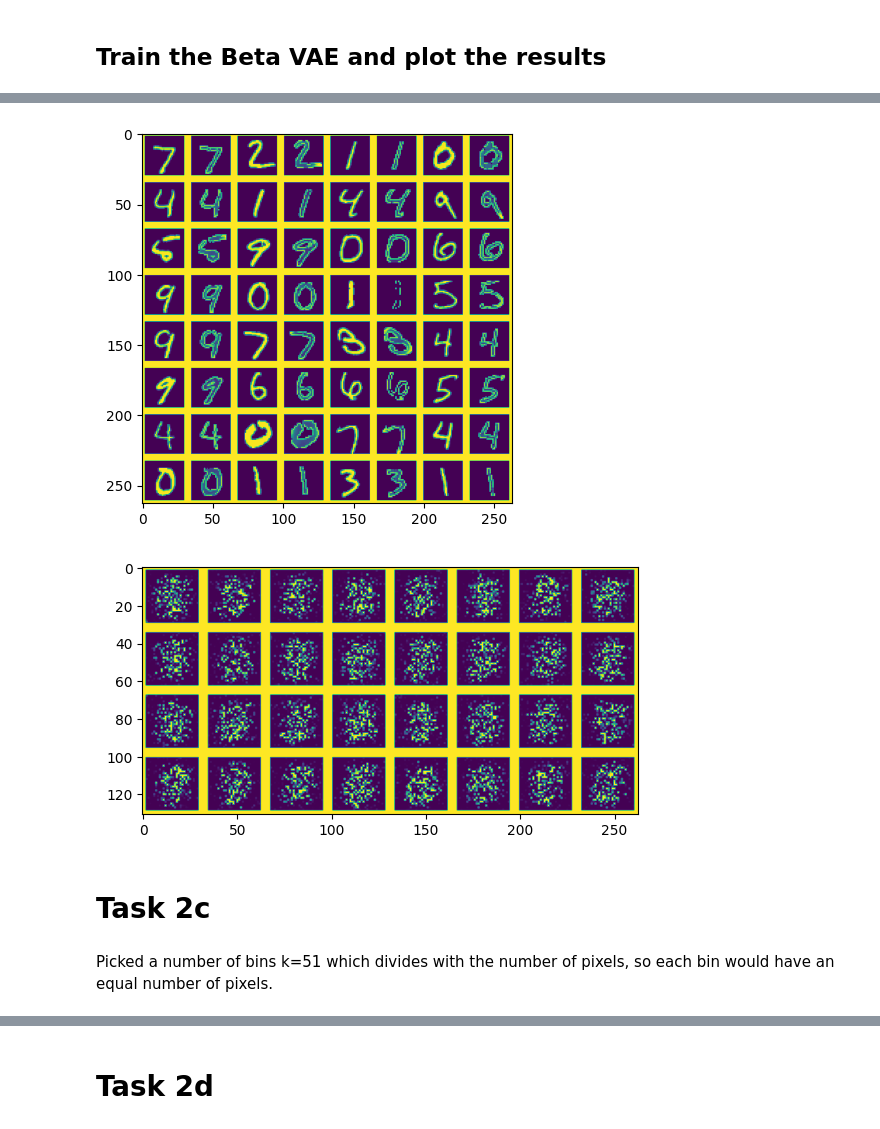
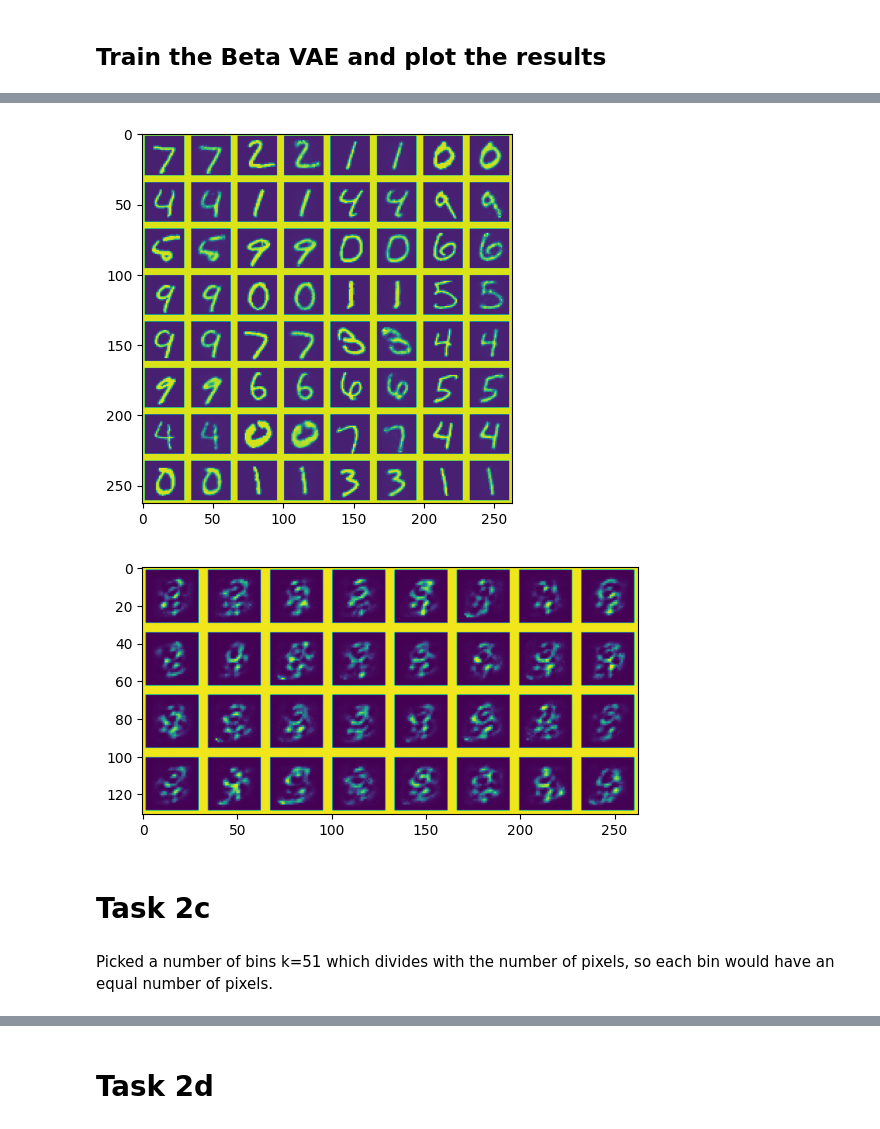
Before and after one commit to TTomilin/2AMU20, a Jupyter notebook: assignment3/assignment3.ipynb, the cells around one changed output, grey strips where cells are left out. Saved outputs shown, nothing was run; the diff lists cells and outputs as text; code cells hidden in the pictures.

```diff
--- a/assignment3/assignment3.ipynb
+++ b/assignment3/assignment3.ipynb
@@ -268,13 +314,14 @@ import numpy as np
 from tqdm import tqdm
 import pickle
 
-dist_type = 'gaussian'
-stop_criterion = 30
+stop_threshold = 3
 
 try:
-    vae_gaussian.encoder.load_state_dict(pickle.load(open(f"models/{dist_type}/encoder.pkl", "rb")))
-    vae_gaussian.decoder.load_state_dict(pickle.load(open(f"models/{dist_type}/decoder.pkl", "rb")))
+    vae_gaussian.encoder.load_state_dict(pickle.load(open(f"models/gaussian/encoder.pkl", "rb")))
+    vae_gaussian.decoder.load_state_dict(pickle.load(open(f"models/gaussian/decoder.pkl", "rb")))
 except FileNotFoundError:
-    print(f'Existing model not found. Training a new {dist_type} VAE...')
-    train_vae(vae_gaussian, dist_type, stop_criterion)
+    print(f'Existing model not found. Training a new Gaussian VAE...')
+    # Use early stopping to stop training when the validation loss stops improving
+    stop_early = EarlyStopping(stop_threshold)
+    gaussian_train_loss, gaussian_val_loss = train_vae(vae_gaussian, stop_early)
 # %% [output]
@@ -386,4 +443,9 @@ class BetaDecoder(BaseDecoder):
         alpha = self.act(self.alpha(deconvoluted))
         beta = self.act(self.beta(deconvoluted))
         return alpha, beta
+
+    def reconstruct(self, z):
+        alpha, beta = self.forward(z)
+        variance = (alpha * beta) / ((alpha + beta).pow(2) * (alpha + beta + 1))
+        return alpha / (alpha + beta) + variance * torch.randn_like(variance)
 # %%
@@ -421,5 +468,5 @@ class BetaVAE(VAE):
 # %%
-vae_beta = BetaVAE(n_latent, train_D, device)
+vae_beta = BetaVAE(n_latent, train_D)
 print_vae_params(vae_beta)
 # %% [output]
 GaussianEncoder(
@@ -456,10 +503,11 @@ def log_beta_pdf(x, alpha, beta, eps=1e-8):
 # %%
-dist_type = 'beta'
-stop_criterion = -0.235
+stop_threshold = 10
 
 try:
     vae_beta.encoder.load_state_dict(pickle.load(open(f"models/{dist_type}/encoder.pkl", "rb")))
     vae_beta.decoder.load_state_dict(pickle.load(open(f"models/{dist_type}/decoder.pkl", "rb")))
 except FileNotFoundError:
-    print(f'Existing model not found. Training a new {dist_type} VAE...')
-    train_vae(vae_beta, dist_type, stop_criterion)
+    print(f'Existing model not found. Training a new Beta VAE...')
+    # Use early stopping to stop training when the validation loss stops improving
+    stop_early = EarlyStopping(stop_threshold)
+    beta_train_loss, beta_val_loss = train_vae(vae_beta, stop_early)
@@ -466,13 +522,14 @@ except FileNotFoundError:
 # %%
-plot_reconstruction(vae_beta, 'beta', n_samples, test_samples, reconstruct=True)
+# Plot the reconstruction of test images
+plot_reconstruction(vae_beta, n_samples, img_size, test_samples, reconstruct=True)
 # %% [output]
-[figure, old version]
+[figure, new version]
 # %%
 # Generate new images by sampling from the latent space
-plot_reconstruction(vae_beta, dist_type, n_samples)
+plot_reconstruction(vae_beta, n_samples, img_size, reconstruct=False)
 # %% [output]
-[figure, old version]
+[figure, new version]
 # %% [markdown]
 # Task 2c
-# %% [markdown]
-Picked a number of bins k=51 which divides with the number of pixels, so each bin would have an equal number of pixels.
+# %% [markdown]
+Picked a number of bins k=51 which divides with the number of pixels, so each bin would have an equal number of pixels.
```
Also changed, not shown: parts of 40 cells of this notebook, 2 other files.
